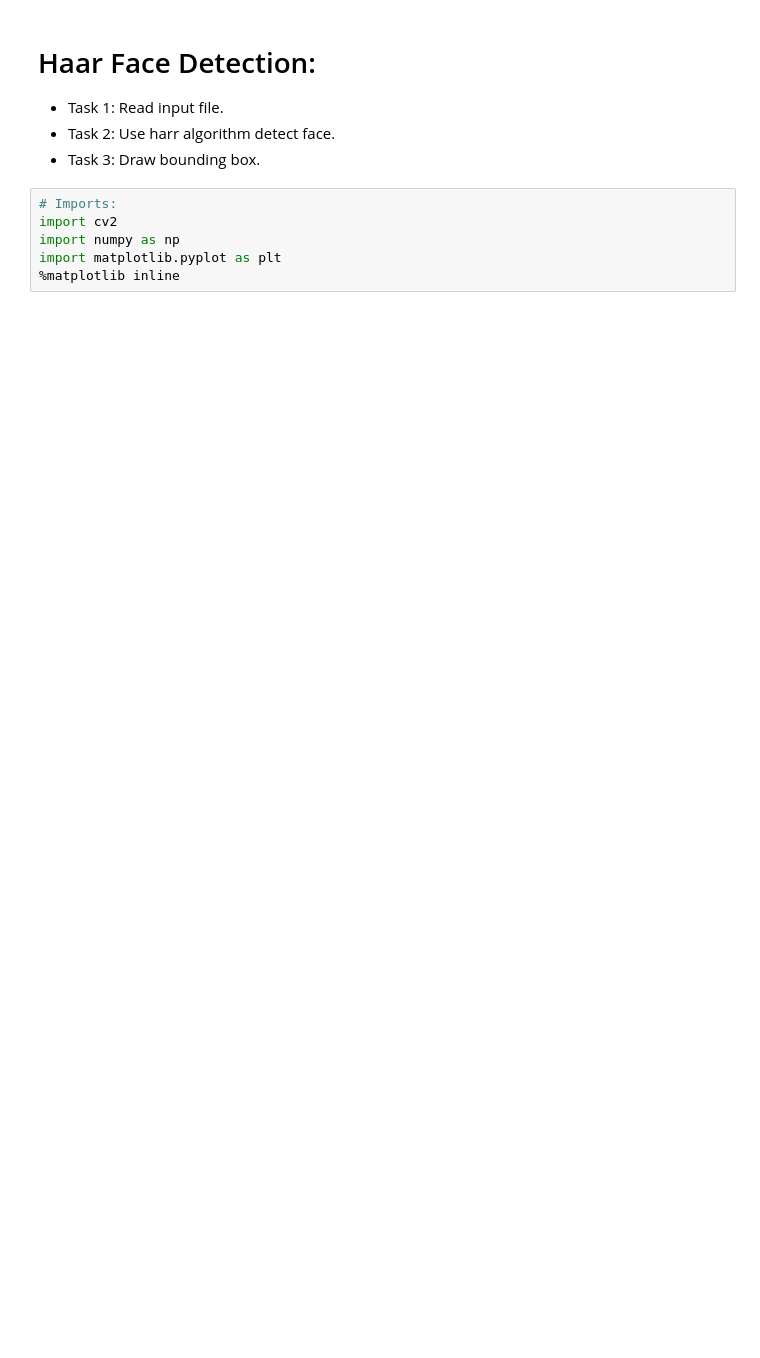
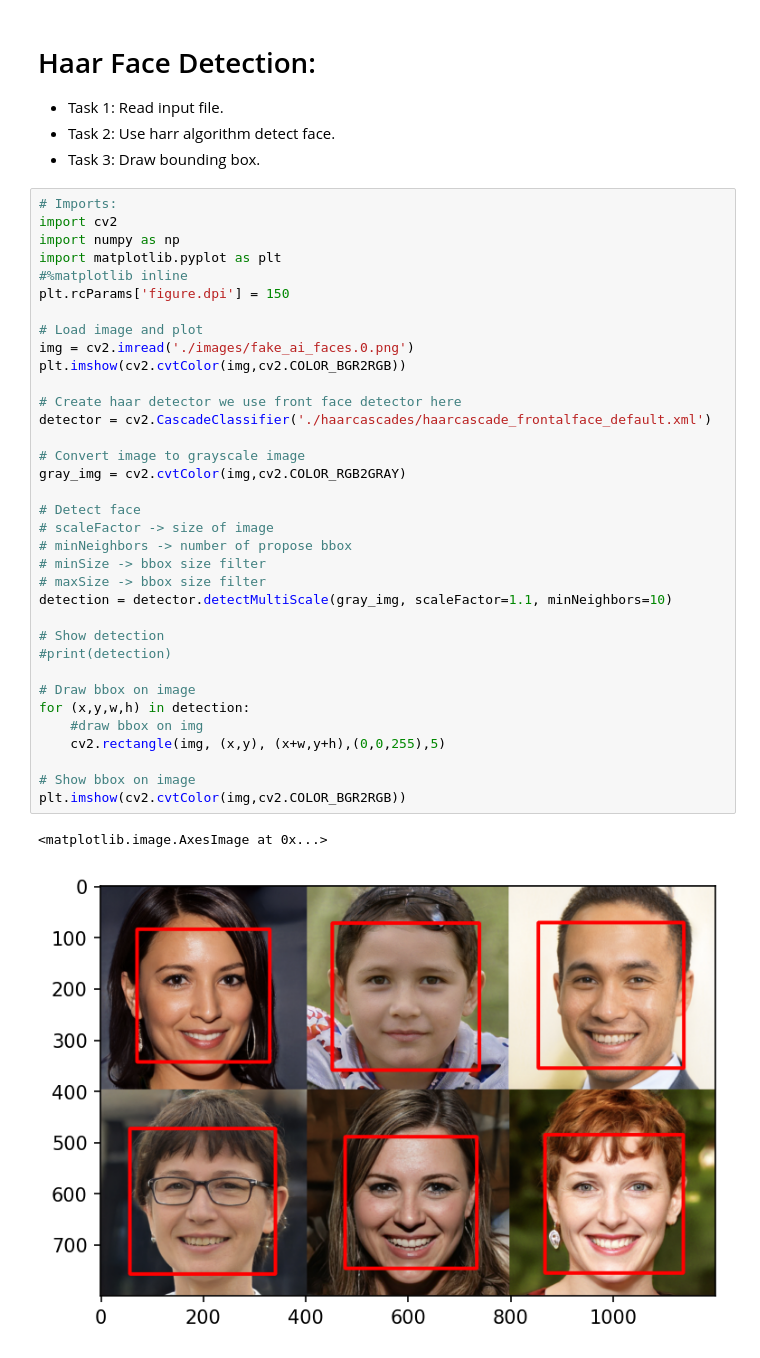
Before and after one commit to tn610582/attendance_monitoring_system, a Jupyter notebook: face_detection/haar.ipynb, the cells around one changed output. Saved outputs shown, nothing was run; the diff lists cells and outputs as text; blank space fills up the shorter version.

Commit message:
Add tuning parameters for face detection

```diff
--- a/face_detection/haar.ipynb
+++ b/face_detection/haar.ipynb
@@ -7,6 +7,38 @@
 # %%
 # Imports:
 import cv2
 import numpy as np
 import matplotlib.pyplot as plt
-%matplotlib inline
+#%matplotlib inline
+plt.rcParams['figure.dpi'] = 150
+
+# Load image and plot
+img = cv2.imread('./images/fake_ai_faces.0.png')
+plt.imshow(cv2.cvtColor(img,cv2.COLOR_BGR2RGB))
+
+# Create haar detector we use front face detector here
+detector = cv2.CascadeClassifier('./haarcascades/haarcascade_frontalface_default.xml')
+
+# Convert image to grayscale image
+gray_img = cv2.cvtColor(img,cv2.COLOR_RGB2GRAY)
+
+# Detect face
+# scaleFactor -> size of image
+# minNeighbors -> number of propose bbox
+# minSize -> bbox size filter
+# maxSize -> bbox size filter
+detection = detector.detectMultiScale(gray_img, scaleFactor=1.1, minNeighbors=10)
+
+# Show detection
+#print(detection)
+
+# Draw bbox on image
+for (x,y,w,h) in detection:
+    #draw bbox on img
+    cv2.rectangle(img, (x,y), (x+w,y+h),(0,0,255),5)
+
+# Show bbox on image
+plt.imshow(cv2.cvtColor(img,cv2.COLOR_BGR2RGB))
+# %% [output]
+<matplotlib.image.AxesImage at 0x...>
+[figure, added]
```
Also changed, not shown: parts of 2 cells of this notebook.
